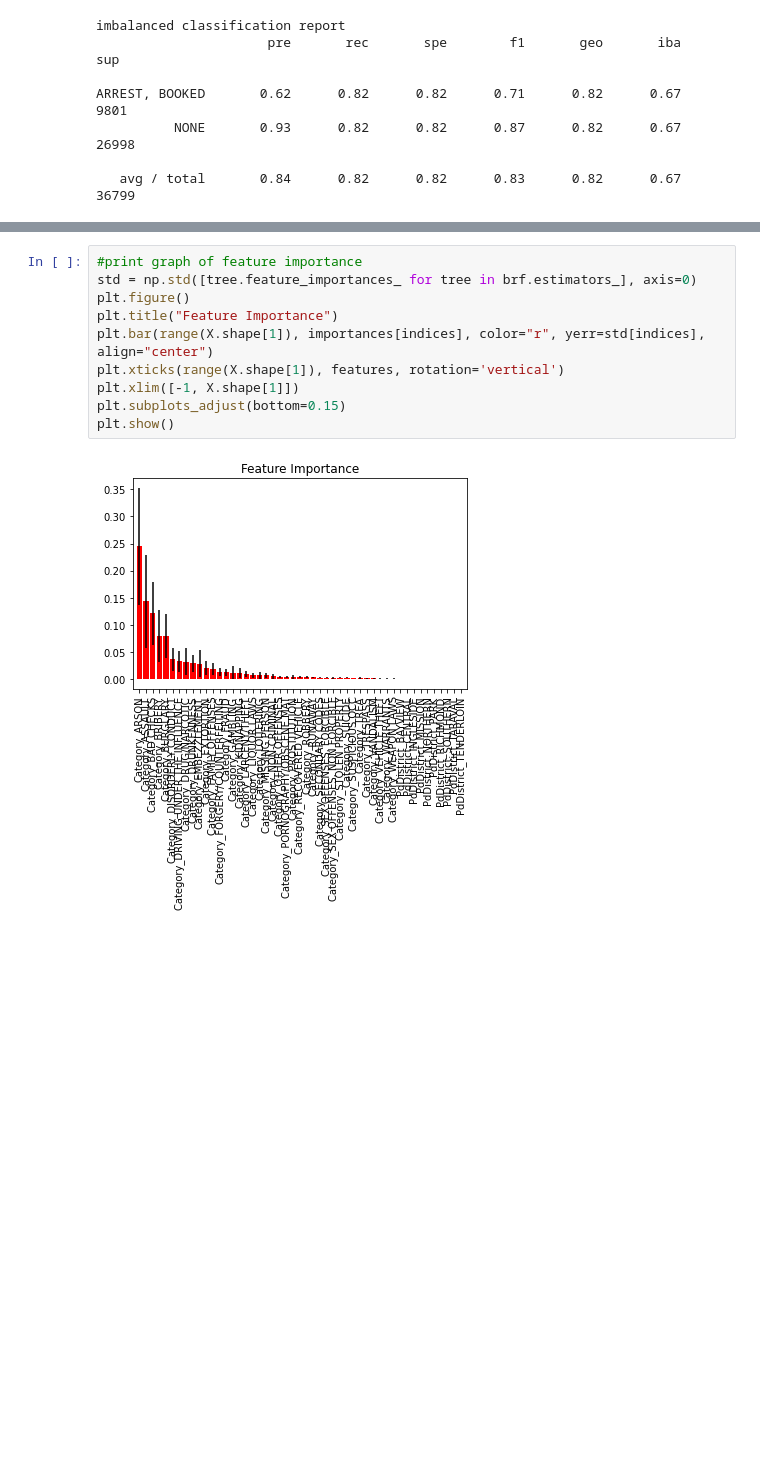
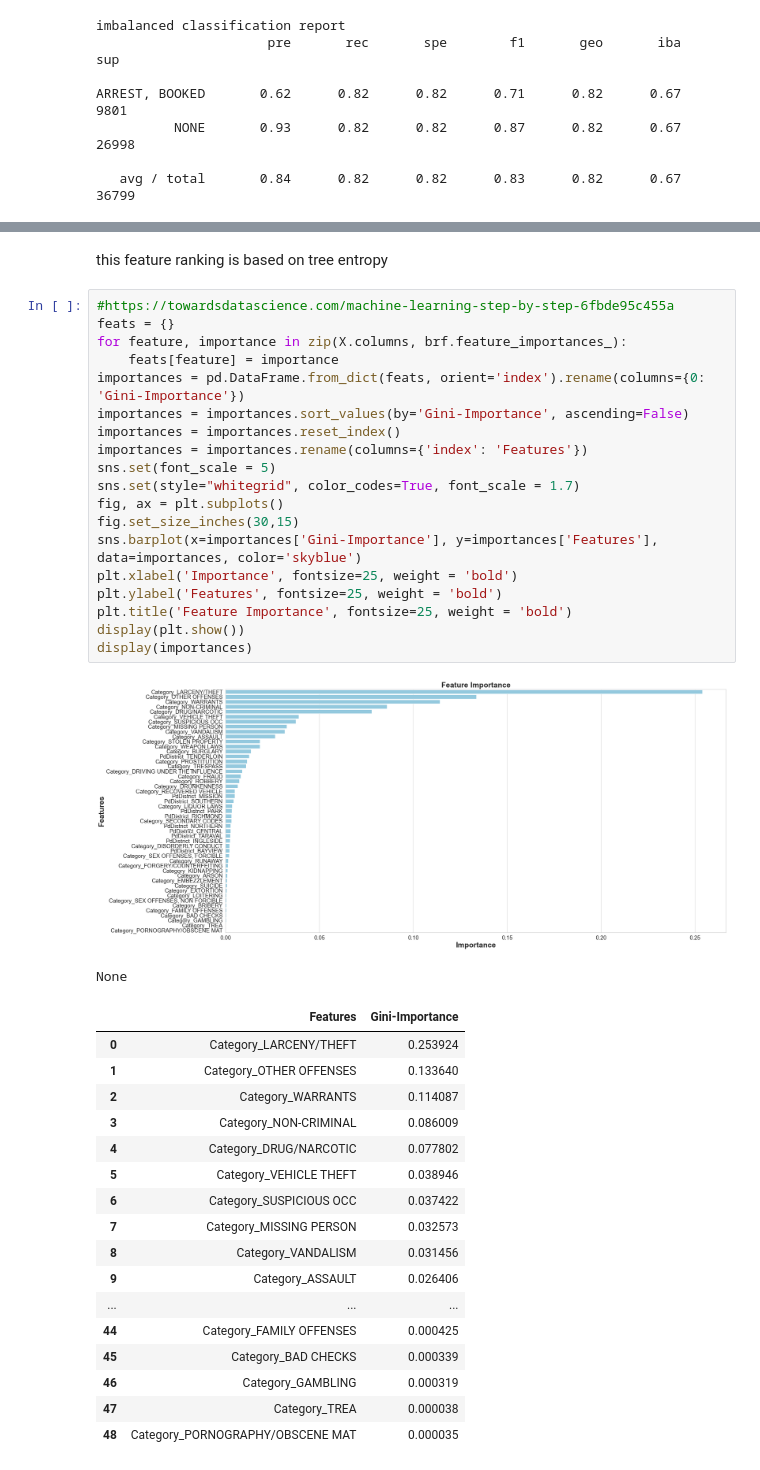
Before and after one commit to noops/group-project-4, a Jupyter notebook: Notebooks/random_forest_model.ipynb, the cells around one changed output, grey strips where cells are left out. Cells and saved outputs as stored; diff of their text form; blank space fills up the shorter version.

```diff
--- a/Notebooks/random_forest_model.ipynb
+++ b/Notebooks/random_forest_model.ipynb
@@ -110,12 +111,41 @@ Feature ranking:
-# %%
-#print graph of feature importance
-std = np.std([tree.feature_importances_ for tree in brf.estimators_], axis=0)
-plt.figure()
-plt.title("Feature Importance")
-plt.bar(range(X.shape[1]), importances[indices], color="r", yerr=std[indices], align="center")
-plt.xticks(range(X.shape[1]), features, rotation='vertical')
-plt.xlim([-1, X.shape[1]])
-plt.subplots_adjust(bottom=0.15)
-plt.show()
-# %% [output]
-[figure, removed]
+# %% [markdown]
+this feature ranking is based on tree entropy
+# %%
+#https://towardsdatascience.com/machine-learning-step-by-step-6fbde95c455a
+feats = {}
+for feature, importance in zip(X.columns, brf.feature_importances_):
+    feats[feature] = importance
+importances = pd.DataFrame.from_dict(feats, orient='index').rename(columns={0: 'Gini-Importance'})
+importances = importances.sort_values(by='Gini-Importance', ascending=False)
+importances = importances.reset_index()
+importances = importances.rename(columns={'index': 'Features'})
+sns.set(font_scale = 5)
+sns.set(style="whitegrid", color_codes=True, font_scale = 1.7)
+fig, ax = plt.subplots()
+fig.set_size_inches(30,15)
+sns.barplot(x=importances['Gini-Importance'], y=importances['Features'], data=importances, color='skyblue')
+plt.xlabel('Importance', fontsize=25, weight = 'bold')
+plt.ylabel('Features', fontsize=25, weight = 'bold')
+plt.title('Feature Importance', fontsize=25, weight = 'bold')
+display(plt.show())
+display(importances)
+# %% [output]
+[figure, added]
+None
+|  | Features | Gini-Importance |
+| 0 | Category_LARCENY/THEFT | 0.253924 |
+| 1 | Category_OTHER OFFENSES | 0.133640 |
+| 2 | Category_WARRANTS | 0.114087 |
+| 3 | Category_NON-CRIMINAL | 0.086009 |
+| 4 | Category_DRUG/NARCOTIC | 0.077802 |
+| 5 | Category_VEHICLE THEFT | 0.038946 |
+| 6 | Category_SUSPICIOUS OCC | 0.037422 |
+| 7 | Category_MISSING PERSON | 0.032573 |
+| 8 | Category_VANDALISM | 0.031456 |
+| 9 | Category_ASSAULT | 0.026406 |
+| ... | ... | ... |
+| 44 | Category_FAMILY OFFENSES | 0.000425 |
+| 45 | Category_BAD CHECKS | 0.000339 |
+| 46 | Category_GAMBLING | 0.000319 |
+| 47 | Category_TREA | 0.000038 |
+| 48 | Category_PORNOGRAPHY/OBSCENE MAT | 0.000035 |
```
Also changed, not shown: parts of 14 cells of this notebook, 2 other files.
